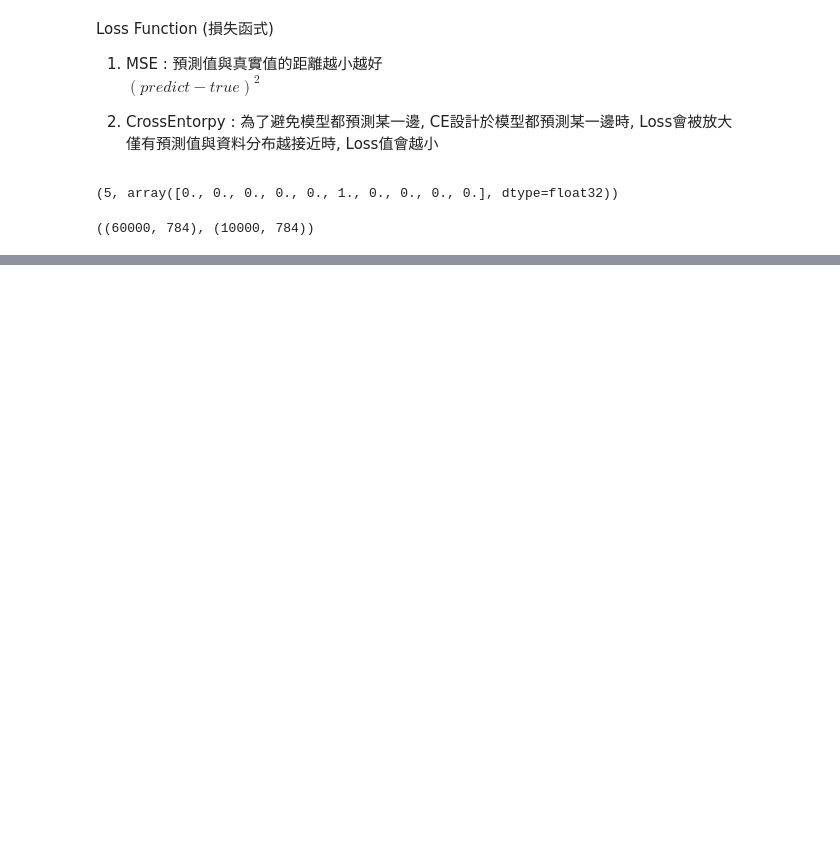
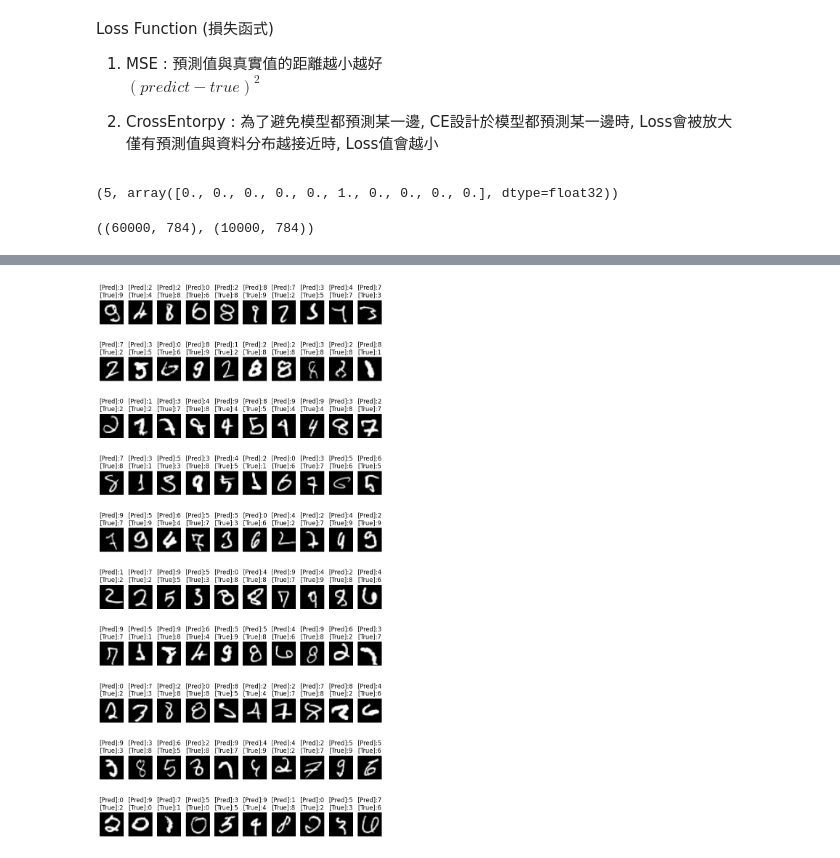
Before and after one commit to h0806449f/TensorFlow, a Jupyter notebook: Tibame_TensorFlow_MNIST.ipynb, the cells around one changed output, grey strips where cells are left out. Cells and saved outputs as stored; diff of their text form; code cells hidden in the pictures; blank space fills up the shorter version.

```diff
--- a/Tibame_TensorFlow_MNIST.ipynb
+++ b/Tibame_TensorFlow_MNIST.ipynb
@@ -48,8 +48,8 @@ from tensorflow.keras.models import Sequential
 from tensorflow.keras.layers import Dense
 
 layers = [
-    Dense(128, activation="relu", input_dim=784),
-    Dense(10, activation="sigmoid")
+    Dense(256, activation="relu", input_dim=784),
+    Dense(10, activation="softmax")
 ]
 
 model = Sequential(layers)
@@ -159,0 +193,9 @@ Epoch 13/20
+# %%
+from sklearn.metrics import confusion_matrix
+
+pre = model.predict(x_test_normalize).argmax(axis=1)
+mat = confusion_matrix(y_test, pre)
+
+pd.DataFrame(mat,
+        index=["{}(true)".format(i) for i in range(10)],
+        columns=["{}(true)".format(i) for i in range(10)])
@@ -159,0 +215,7 @@ Epoch 13/20
+# %%
+# 找出預測錯誤的index
+
+import numpy as np
+
+false_predict_index = np.nonzero(y_test != pre)[0]
+false_predict_index[:100]  # 取前100
@@ -159,0 +233,19 @@ Epoch 13/20
+# %%
+# subplot
+
+plt.figure(figsize=(10, 20))
+# 預測錯誤的 預測值
+false_prediction = pre[false_predict_index]
+# 預測錯誤的 真實值
+false_prediction_true_number = y_test[false_predict_index]
+# 預測錯誤的 圖片
+false_prediction_image = x_test[false_predict_index]
+
+for i in range(len(false_predict_index[:100])):
+    plt.subplot(10, 10, i+1)
+    plt.imshow(false_prediction_image[i], cmap="gray")
+    plt.axis("off")
+    title = "[Pred]:{}\n[True]:{}".format(false_prediction[i], false_prediction_true_number[i])
+    plt.title(title)
+# %% [output]
+[figure, added]
```
Also changed, not shown: parts of 9 cells of this notebook.
